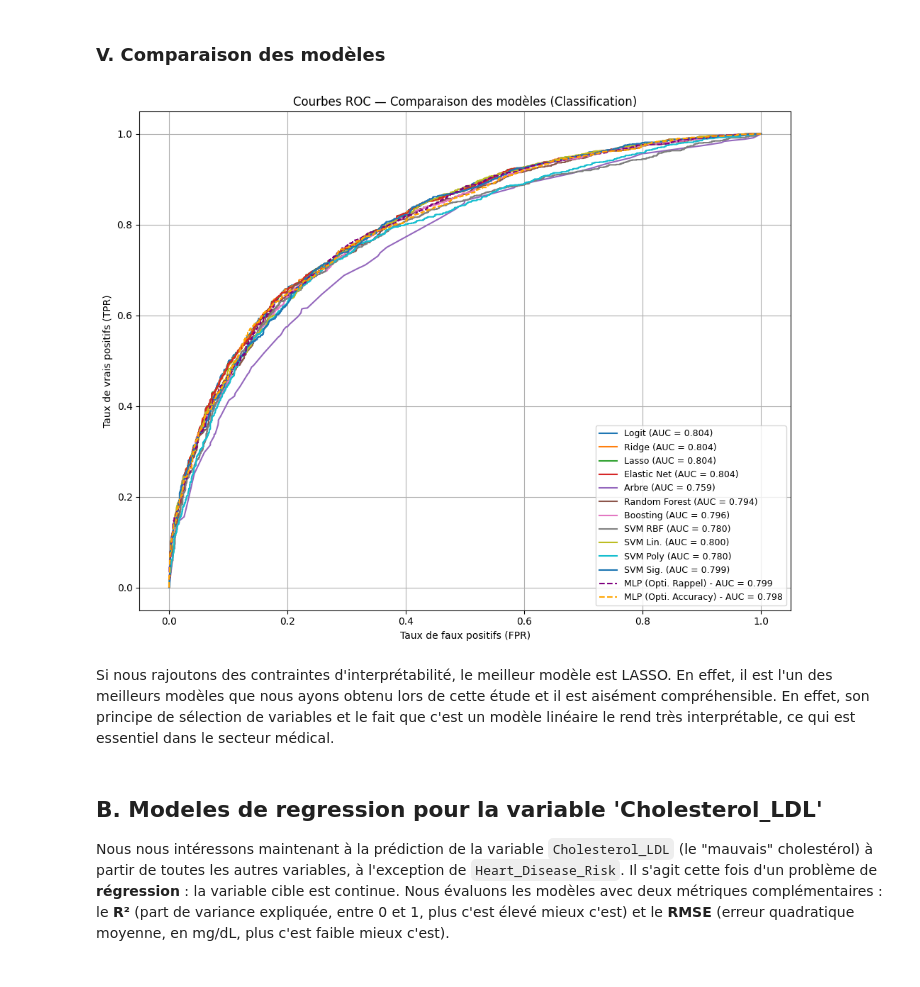
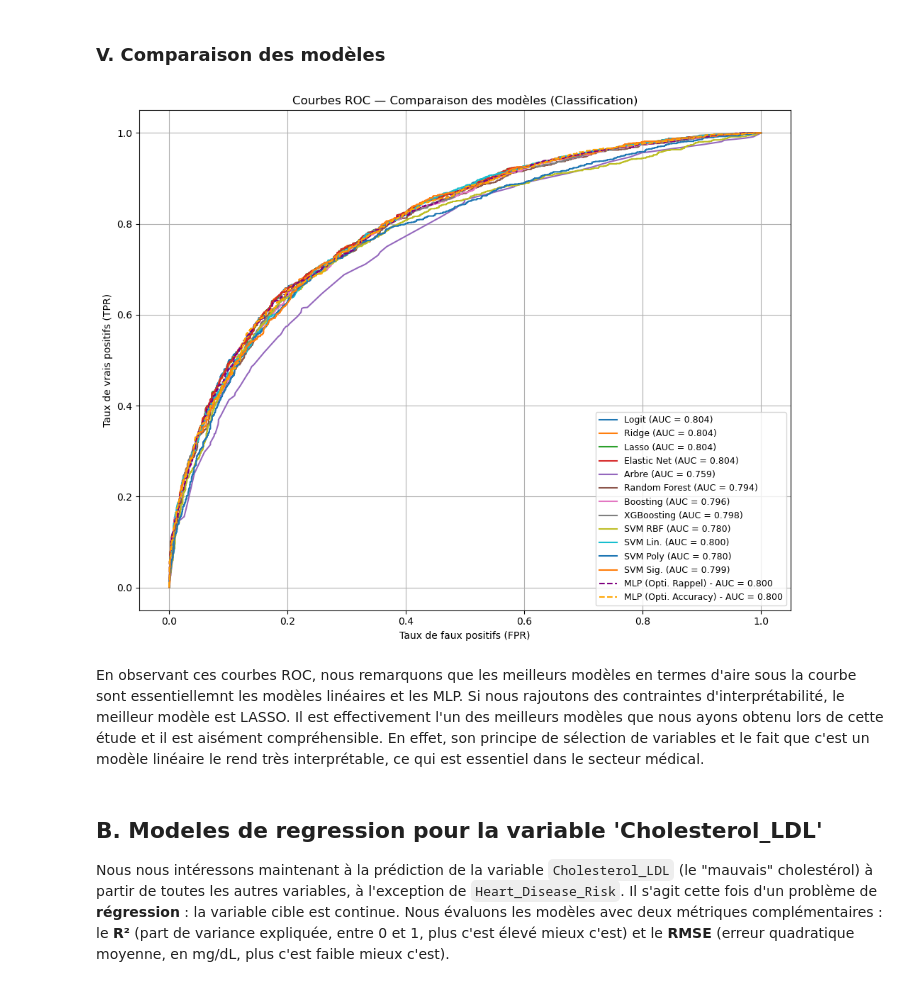
Before and after one commit to clairesn23/machine_learning, a Jupyter notebook: Projet_Python.ipynb, the cells around one changed output. Saved outputs shown, nothing was run; the diff lists cells and outputs as text; code cells hidden in the pictures.

```diff
--- a/Projet_Python.ipynb
+++ b/Projet_Python.ipynb
@@ -910,9 +898,4 @@ Meilleure architecture pour le rappel  : (2, 5) (Score: 69.17%)
 # %%
-#########################################
-# Changer la couche de sortie et re run #
-#########################################
-
-
 # Entraînement des MLP
 # Meilleur rappel
 mlp_rec = Sequential()
@@ -921,9 +904,9 @@ mlp_rec.add(Dense(plan_rec[0], input_dim=n_features, activation='sigmoid'))
 if len(plan_rec) > 1:
     for n in plan_rec[1:]:
         mlp_rec.add(Dense(n, activation='sigmoid'))
-mlp_rec.add(Dense(n_classes, activation='softmax'))  # mlp_rec.add(Dense(1, activation='sigmoid'))
-mlp_rec.compile(optimizer=SGD(learning_rate=0.3), loss='categorical_crossentropy') # Plutot binary_corssentropy
-mlp_rec.fit(Xr_train_c, to_categorical(y_train_c), epochs=15, batch_size=32, verbose=0) # Enlever to_categorical
+mlp_rec.add(Dense(1, activation='sigmoid'))
+mlp_rec.compile(optimizer=SGD(learning_rate=0.3), loss='binary_crossentropy')
+mlp_rec.fit(Xr_train_c, y_train_c, epochs=15, batch_size=32, verbose=0)
 
 # Meilleur accuracy
 mlp_acc = Sequential()
@@ -932,9 +915,9 @@ mlp_acc.add(Dense(plan_acc[0], input_dim=n_features, activation='sigmoid'))
 if len(plan_acc) > 1:
     for n in plan_acc[1:]:
         mlp_acc.add(Dense(n, activation='sigmoid'))
-mlp_acc.add(Dense(n_classes, activation='softmax'))  # mlp_rec.add(Dense(1, activation='sigmoid'))
-mlp_acc.compile(optimizer=SGD(learning_rate=0.3), loss='categorical_crossentropy') # Plutot binary_corssentropy
-mlp_acc.fit(Xr_train_c, to_categorical(y_train_c), epochs=15, batch_size=32, verbose=0) # Enlever to_categorical
+mlp_acc.add(Dense(1, activation='sigmoid'))
+mlp_acc.compile(optimizer=SGD(learning_rate=0.3), loss='binary_crossentropy')
+mlp_acc.fit(Xr_train_c, y_train_c, epochs=15, batch_size=32, verbose=0)
 # %% [output]
 <keras.src.callbacks.history.History at 0x...>
 # %%
@@ -1021,55 +1002,53 @@ models_proba = {
     "Elastic Net":  elaOpt.best_estimator_,
     "Arbre":        treeOpt.best_estimator_,
     "Random Forest": rfOpt.best_estimator_,
-    "Boosting":     gbOpt.best_estimator_
+    "Boosting":     gbOpt.best_estimator_,
+    "XGBoosting":     xgbOpt.best_estimator_
 }
 
 #SVM: besoin de refit avec probability=True
-svm_rbf_prob  = SVC(kernel="rbf",     C=svmOpt.best_params_['C'],     probability=True)
-svm_lin_prob  = SVC(kernel="linear",  C=svm_lOpt.best_params_['C'],   probability=True)
-svm_poly_prob = SVC(kernel="poly",    C=svm_pOpt.best_params_['C'],   probability=True)
-svm_sig_prob  = SVC(kernel="sigmoid", C=svm_sOpt.best_params_['C'],   probability=True)
+svm_rbf_prob  = SVC(kernel="rbf",     C=svmOpt.best_params_['C'],     probability=True, random_state=42)
+svm_lin_prob  = SVC(kernel="linear",  C=svm_lOpt.best_params_['C'],   probability=True, random_state=42)
+svm_poly_prob = SVC(kernel="poly",    C=svm_pOpt.best_params_['C'],   probability=True, random_state=42)
+svm_sig_prob  = SVC(kernel="sigmoid", C=svm_sOpt.best_params_['C'],   probability=True, random_state=42)
 
 for name, m in [("SVM RBF", svm_rbf_prob), ("SVM Lin.", svm_lin_prob),
                 ("SVM Poly", svm_poly_prob), ("SVM Sig.", svm_sig_prob)]:
     m.fit(Xr_train_c, y_train_c)
     models_proba[name] = m
 
 #PLot
 plt.figure(figsize=(10, 8))
 
 for name, model in models_proba.items():
     probs = model.predict_proba(Xr_test_c)[:, 1]
     fpr, tpr, _ = roc_curve(y_test_c, probs)
     roc_auc = auc(fpr, tpr)
     plt.plot(fpr, tpr, label=f"{name} (AUC = {roc_auc:.3f})")
 
 # Neural networks
 # Meilleur Rappel
-probs_mlp_rec = mlp_rec.predict(Xr_test_c, verbose=0)[:, 1]
+probs_mlp_rec = mlp_rec.predict(Xr_test_c, verbose=0)[:, 0].flatten()
 fpr_nr, tpr_nr, _ = roc_curve(y_test_c, probs_mlp_rec)
 plt.plot(fpr_nr, tpr_nr, label=f"MLP (Opti. Rappel) - AUC = {auc(fpr_nr, tpr_nr):.3f}", linestyle='--', color='purple')
 
 # Meilleur Accuracy
-probs_mlp_acc = mlp_acc.predict(Xr_test_c, verbose=0)[:, 1]
+probs_mlp_acc = mlp_acc.predict(Xr_test_c, verbose=0)[:, 0].flatten()
 fpr_na, tpr_na, _ = roc_curve(y_test_c, probs_mlp_acc)
 plt.plot(fpr_na, tpr_na, label=f"MLP (Opti. Accuracy) - AUC = {auc(fpr_na, tpr_na):.3f}", linestyle='--', color='orange')
 
 
 plt.xlabel("Taux de faux positifs (FPR)")
 plt.ylabel("Taux de vrais positifs (TPR)")
 plt.title("Courbes ROC — Comparaison des modèles (Classification)")
 plt.legend(loc="lower right", fontsize=9)
 plt.grid(True)
 plt.tight_layout()
 plt.show()
-
-
-#Peut etre mettre d'abord les ROC pour chaque type, puis on choisit la meilleure par caté et on affiche leur ROC sur un autre graphe
 # %% [output]
-[figure, old version]
+[figure, new version]
 # %% [markdown]
-Si nous rajoutons des contraintes d'interprétabilité, le meilleur modèle est LASSO. En effet, il est l'un des meilleurs modèles que nous ayons obtenu lors de cette étude et il est aisément compréhensible. En effet, son principe de sélection de variables et le fait que c'est un modèle linéaire le rend très interprétable, ce qui est essentiel dans le secteur médical.
+En observant ces courbes ROC, nous remarquons que les meilleurs modèles en termes d'aire sous la courbe sont essentiellemnt les modèles linéaires et les MLP. Si nous rajoutons des contraintes d'interprétabilité, le meilleur modèle est LASSO. Il est effectivement l'un des meilleurs modèles que nous ayons obtenu lors de cette étude et il est aisément compréhensible. En effet, son principe de sélection de variables et le fait que c'est un modèle linéaire le rend très interprétable, ce qui est essentiel dans le secteur médical.
 # %% [markdown]
 ## B. Modeles de regression pour la variable 'Cholesterol_LDL'
 
```
Also changed, not shown: parts of 19 cells of this notebook.
